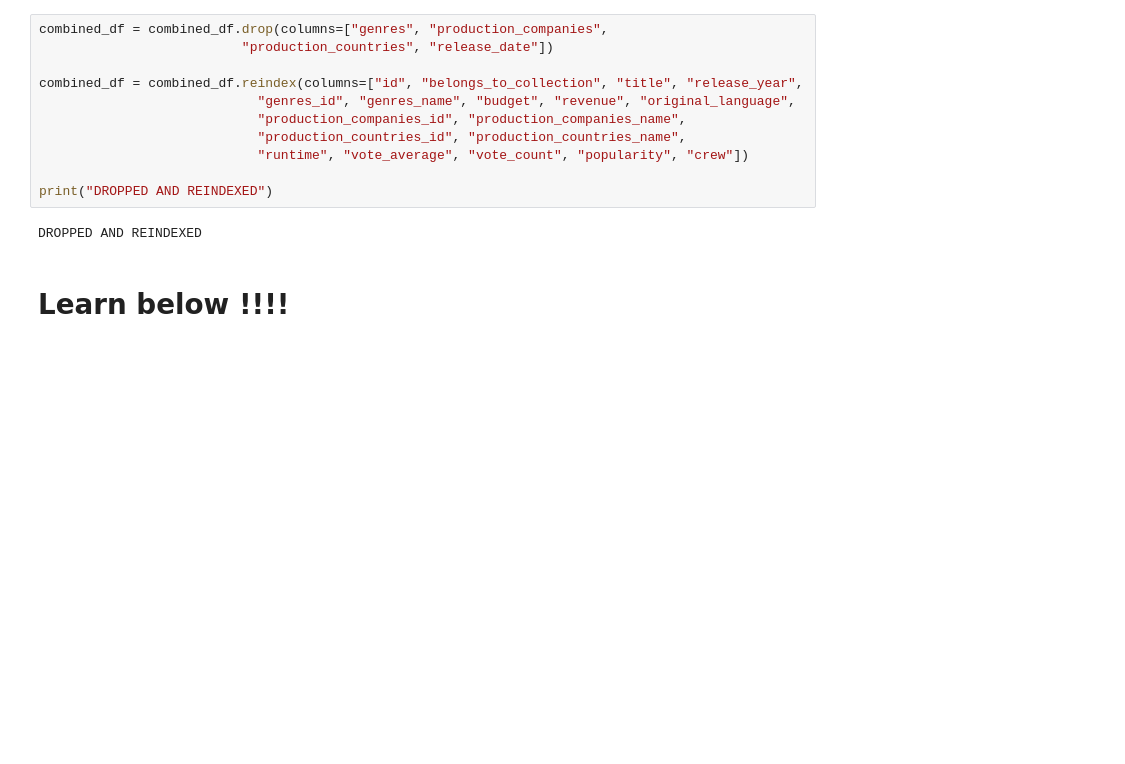
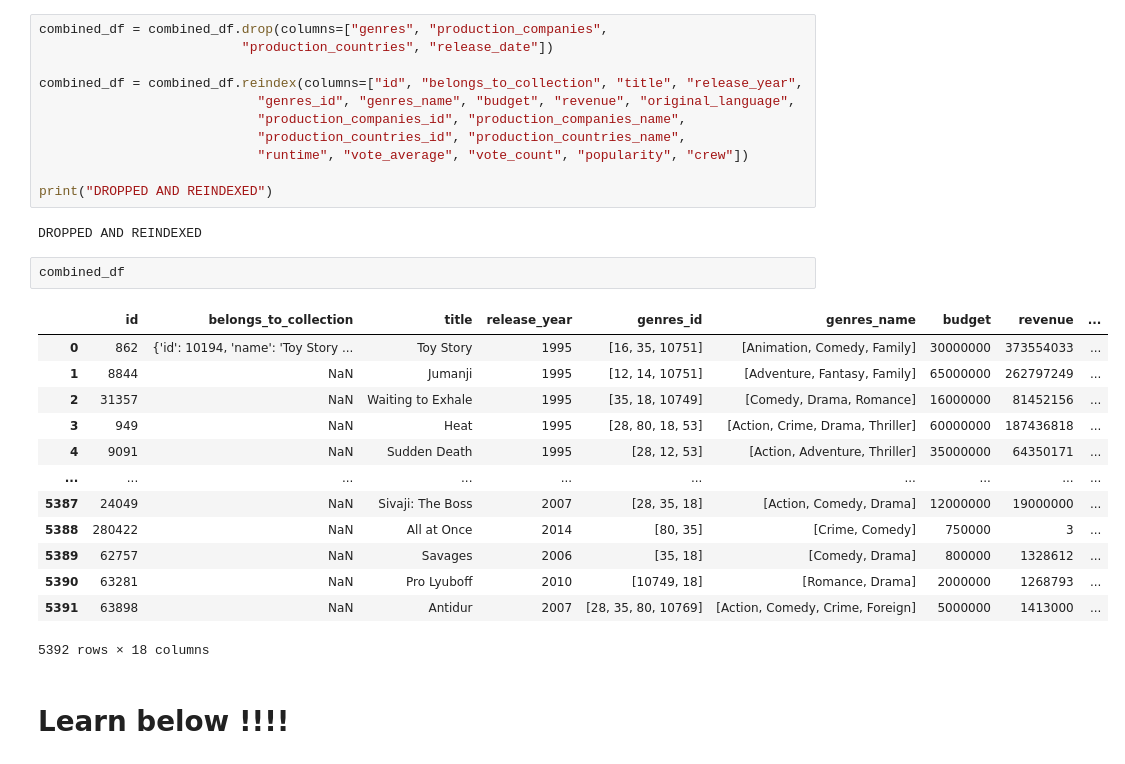
Before and after one commit to humayunaa/Humayun-Awan-Skills, a Jupyter notebook: MachineLearning/Movie_predictions.ipynb, the cells around one changed output. Saved outputs shown, nothing was run; the diff lists cells and outputs as text; blank space fills up the shorter version.

```diff
--- a/MachineLearning/Movie_predictions.ipynb
+++ b/MachineLearning/Movie_predictions.ipynb
@@ -100,6 +132,22 @@ combined_df = combined_df.reindex(columns=["id", "belongs_to_collection", "title
 print("DROPPED AND REINDEXED")
 # %% [output]
 DROPPED AND REINDEXED
+# %%
+combined_df
+# %% [output]
+|  | id | belongs_to_collection | title | release_year | genres_id | genres_name | budget | revenue | ... |
+| 0 | 862 | {'id': 10194, 'name': 'Toy Story ... | Toy Story | 1995 | [16, 35, 10751] | [Animation, Comedy, Family] | 30000000 | 373554033 | ... |
+| 1 | 8844 | NaN | Jumanji | 1995 | [12, 14, 10751] | [Adventure, Fantasy, Family] | 65000000 | 262797249 | ... |
+| 2 | 31357 | NaN | Waiting to Exhale | 1995 | [35, 18, 10749] | [Comedy, Drama, Romance] | 16000000 | 81452156 | ... |
+| 3 | 949 | NaN | Heat | 1995 | [28, 80, 18, 53] | [Action, Crime, Drama, Thriller] | 60000000 | 187436818 | ... |
+| 4 | 9091 | NaN | Sudden Death | 1995 | [28, 12, 53] | [Action, Adventure, Thriller] | 35000000 | 64350171 | ... |
+| ... | ... | ... | ... | ... | ... | ... | ... | ... | ... |
+| 5387 | 24049 | NaN | Sivaji: The Boss | 2007 | [28, 35, 18] | [Action, Comedy, Drama] | 12000000 | 19000000 | ... |
+| 5388 | 280422 | NaN | All at Once | 2014 | [80, 35] | [Crime, Comedy] | 750000 | 3 | ... |
+| 5389 | 62757 | NaN | Savages | 2006 | [35, 18] | [Comedy, Drama] | 800000 | 1328612 | ... |
+| 5390 | 63281 | NaN | Pro Lyuboff | 2010 | [10749, 18] | [Romance, Drama] | 2000000 | 1268793 | ... |
+| 5391 | 63898 | NaN | Antidur | 2007 | [28, 35, 80, 10769] | [Action, Comedy, Crime, Foreign] | 5000000 | 1413000 | ... |
+5392 rows × 18 columns
 # %% [markdown]
 # Learn below !!!!
 # %%
```
Also changed, not shown: parts of 7 cells of this notebook.
